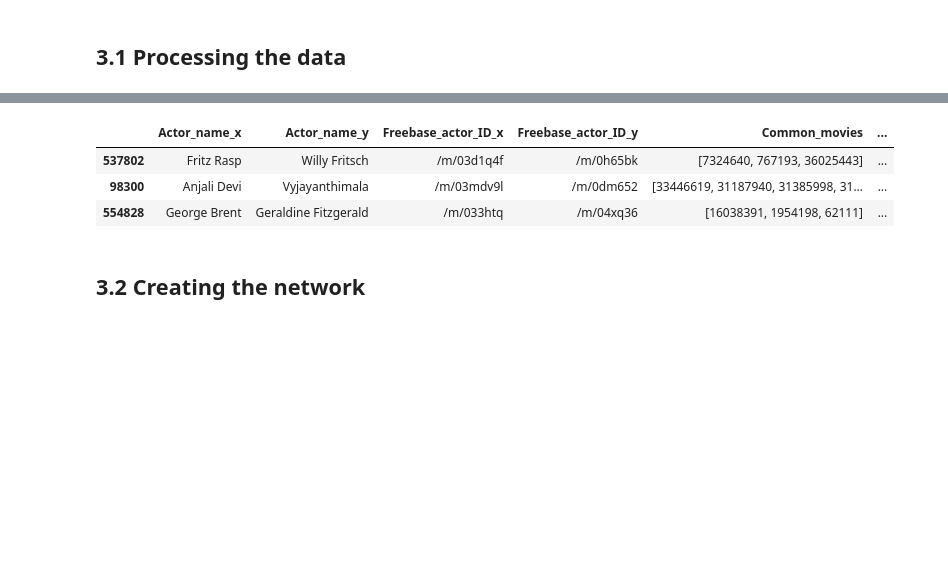
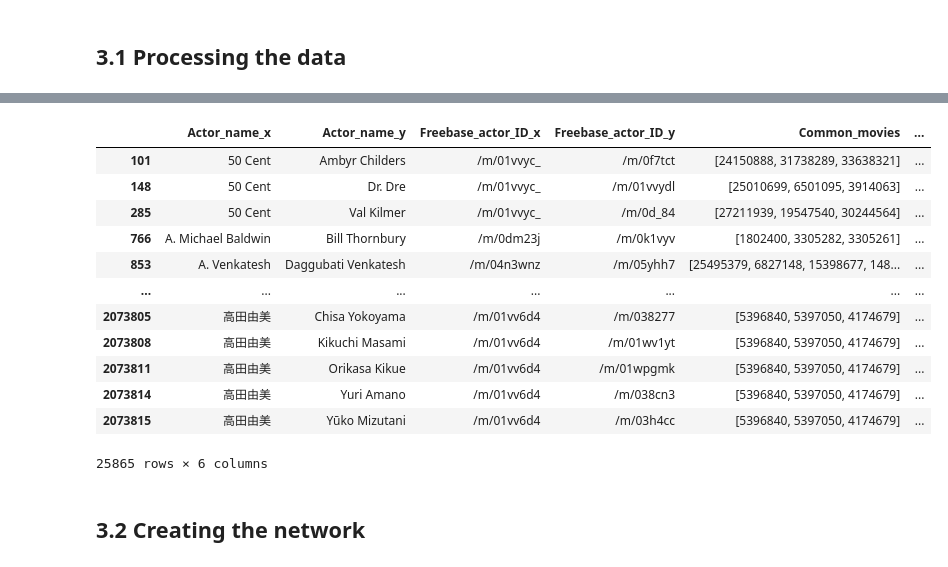
Before and after one commit to epfl-ada/ada-2022-project-addaxx, a Jupyter notebook: P2.ipynb, the cells around one changed output, grey strips where cells are left out. Saved outputs shown, nothing was run; the diff lists cells and outputs as text; code cells hidden in the pictures; blank space fills up the shorter version.

```diff
--- a/P2.ipynb
+++ b/P2.ipynb
@@ -263,0 +247,10 @@ character_metadata['Actor_date_of_birth'].isnull().sum()
+# %%
+# show the unique values of the movie release year column
+years = character_metadata['Movie_release_year'].unique().astype(int)
+years.sort()
+print('Unique values: {}'.format(years))
+# replace '1010' with '2010'
+character_metadata['Movie_release_year'] = character_metadata['Movie_release_year'].replace('1010', '2010')
+# find the interval of the movie release year column
+print('Min: {}'.format(years.min()))
+print('Max: {}'.format(years.max()))
@@ -361,10 +346,10 @@ Number of characters removed:  815
 We need movies that have at least 2 actors to connect the nodes.
 # %%
 # list the characters of each movie in a list and the actors of each movie in a list
-actors = character_metadata.groupby('Wikipedia_movie_ID')['Actor_name'].apply(
-    list).reset_index().rename(columns={'Actor_name': 'Actors_names'})
+actors = character_metadata.groupby('Wikipedia_movie_ID')['Freebase_actor_ID'].apply(
+    list).reset_index().rename(columns={'Freebase_actor_ID': 'Freebase_actor_IDs'})
 # count the actors of each movie
-actors['Number_of_actors'] = actors['Actors_names'].apply(lambda x: len(x))
+actors['Number_of_actors'] = actors['Freebase_actor_IDs'].apply(lambda x: len(x))
 # filter the actors dataframe to keep only the movies with more than 2 actors
 actors = actors[actors['Number_of_actors'] > 2].reset_index(drop=True)
 # show the number of movies before and after the filter and how many movies were removed
@@ -415,5 +400,5 @@ It's now time to creat a first network
 # %%
 # one actor per line in the new dataframe
 actors_new_meta = actors.merge(character_metadata[[
-                               'Character_name', 'Actor_name', 'Freebase_actor_ID', 'Wikipedia_movie_ID']], on='Wikipedia_movie_ID', how='inner')
+                                'Actor_name', 'Freebase_actor_ID', 'Wikipedia_movie_ID','Movie_release_year']], on='Wikipedia_movie_ID', how='inner')
 # %%
@@ -426,17 +420,13 @@ actors_new_meta.sample(3)
 # %%
 # dataframe with pairs of actors and the number of movies they acted in together
 # the dataframe to merge contains all the actors_new_meta dataframe except the actors_names column
-to_merge = actors_new_meta.drop('Actors_names', axis=1)
+to_merge = actors_new_meta.drop('Freebase_actor_IDs', axis=1)
 actors_pairs = to_merge.merge(
     to_merge, on=['Wikipedia_movie_ID', 'Number_of_actors'], how='inner')
-# filter the dataframe to keep only the pairs where the actor names are different
-actors_pairs = actors_pairs[actors_pairs['Actor_name_x']
-                            != actors_pairs['Actor_name_y']]
+# filter the dataframe to keep only the pairs where the actor ids are different
 actors_pairs = actors_pairs[actors_pairs['Freebase_actor_ID_x']
                             != actors_pairs['Freebase_actor_ID_y']]
 # filter the dataframe to keep only the pairs that are not interchangeable (actor1, actor2) and (actor2, actor1)
-actors_pairs = actors_pairs[actors_pairs['Actor_name_x']
-                            < actors_pairs['Actor_name_y']]
 actors_pairs = actors_pairs[actors_pairs['Freebase_actor_ID_x']
                             < actors_pairs['Freebase_actor_ID_y']]
 # %%
@@ -455,12 +445,21 @@ actors_pairs_common_movies['Number_of_common_movies'] = actors_pairs_common_movi
 actors_pairs_common_movies_filtered = actors_pairs_common_movies[
     actors_pairs_common_movies['Number_of_common_movies'] > 2]
 # %%
-actors_pairs_common_movies_filtered.sample(3)
+actors_pairs_common_movies_filtered
 # %% [output]
 |  | Actor_name_x | Actor_name_y | Freebase_actor_ID_x | Freebase_actor_ID_y | Common_movies | ... |
-| 537802 | Fritz Rasp | Willy Fritsch | /m/03d1q4f | /m/0h65bk | [7324640, 767193, 36025443] | ... |
-| 98300 | Anjali Devi | Vyjayanthimala | /m/03mdv9l | /m/0dm652 | [33446619, 31187940, 31385998, 31... | ... |
-| 554828 | George Brent | Geraldine Fitzgerald | /m/033htq | /m/04xq36 | [16038391, 1954198, 62111] | ... |
+| 101 | 50 Cent | Ambyr Childers | /m/01vvyc_ | /m/0f7tct | [24150888, 31738289, 33638321] | ... |
+| 148 | 50 Cent | Dr. Dre | /m/01vvyc_ | /m/01vvydl | [25010699, 6501095, 3914063] | ... |
+| 285 | 50 Cent | Val Kilmer | /m/01vvyc_ | /m/0d_84 | [27211939, 19547540, 30244564] | ... |
+| 766 | A. Michael Baldwin | Bill Thornbury | /m/0dm23j | /m/0k1vyv | [1802400, 3305282, 3305261] | ... |
+| 853 | A. Venkatesh | Daggubati Venkatesh | /m/04n3wnz | /m/05yhh7 | [25495379, 6827148, 15398677, 148... | ... |
+| ... | ... | ... | ... | ... | ... | ... |
+| 2073805 | 高田由美 | Chisa Yokoyama | /m/01vv6d4 | /m/038277 | [5396840, 5397050, 4174679] | ... |
+| 2073808 | 高田由美 | Kikuchi Masami | /m/01vv6d4 | /m/01wv1yt | [5396840, 5397050, 4174679] | ... |
+| 2073811 | 高田由美 | Orikasa Kikue | /m/01vv6d4 | /m/01wpgmk | [5396840, 5397050, 4174679] | ... |
+| 2073814 | 高田由美 | Yuri Amano | /m/01vv6d4 | /m/038cn3 | [5396840, 5397050, 4174679] | ... |
+| 2073815 | 高田由美 | Yūko Mizutani | /m/01vv6d4 | /m/03h4cc | [5396840, 5397050, 4174679] | ... |
+25865 rows × 6 columns
 # %% [markdown]
 ## 3.2 Creating the network
 # %% [markdown]
```
Also changed, not shown: parts of 38 cells of this notebook, 1 other file.
